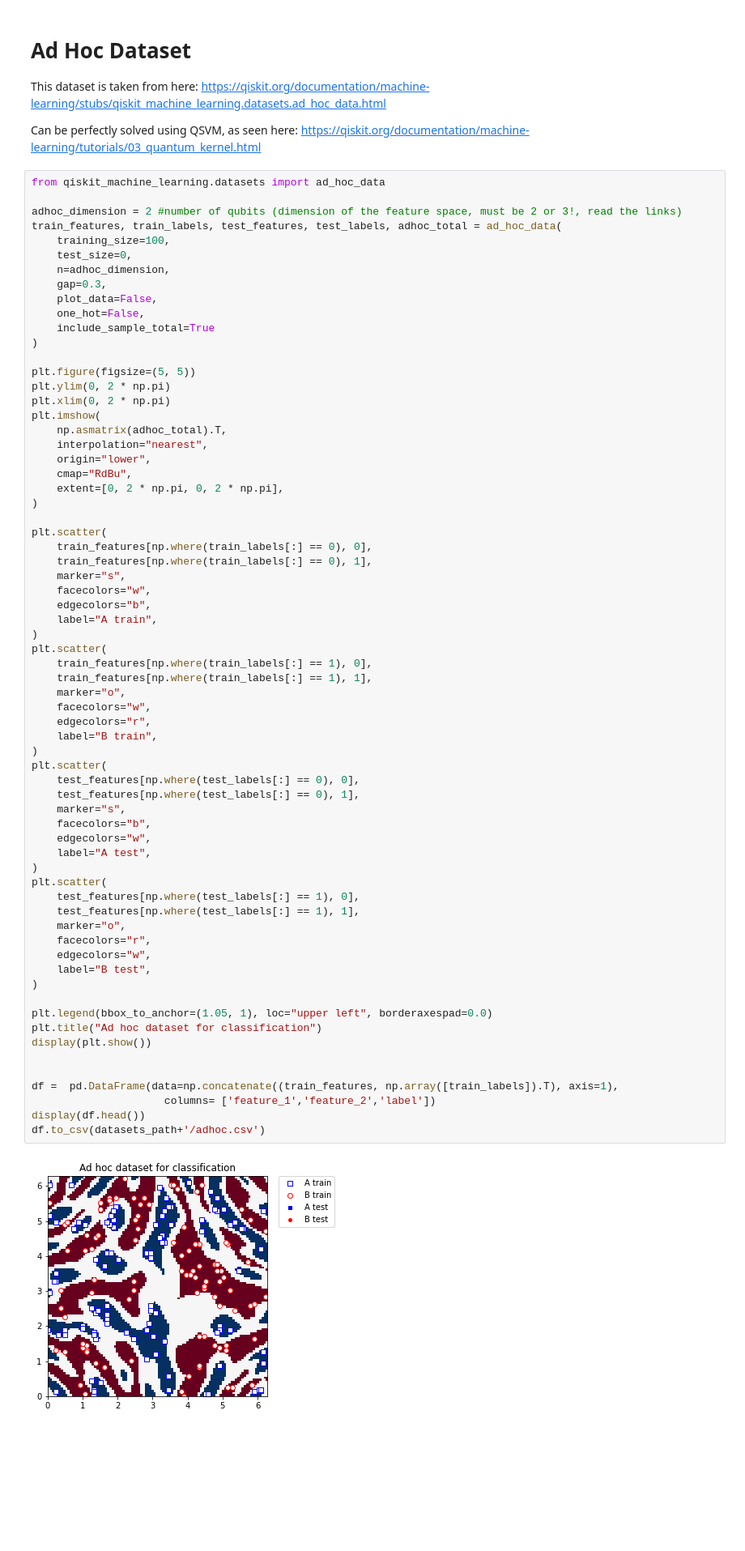
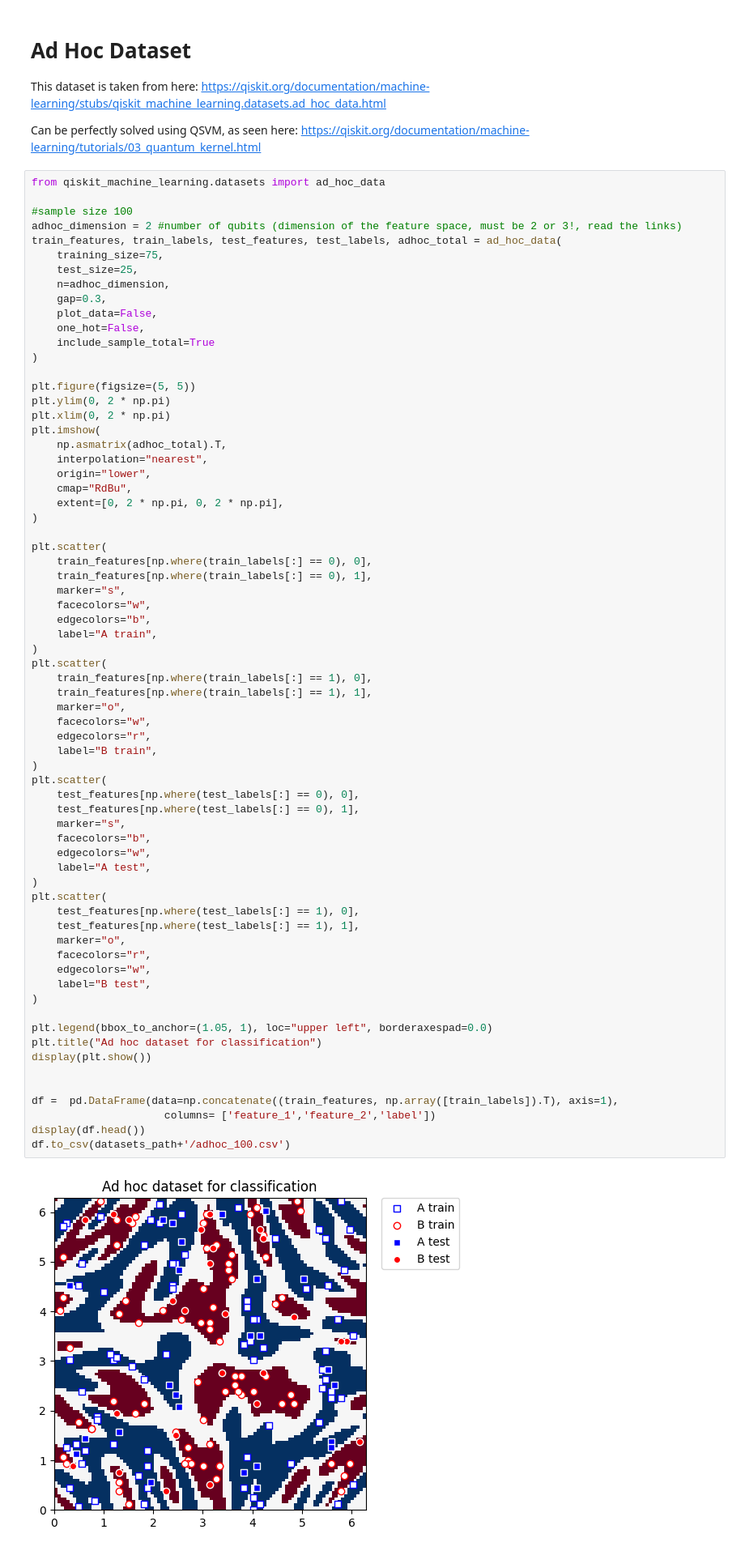
Before and after one commit to CoffeAddiict/QI_Project, a Jupyter notebook: datasets.ipynb, the cells around one changed output. Shown at 81% size. Drawn from its saved outputs; the diff is of its cells as text; blank space fills up the shorter version.

Commit message:
updated datasets

```diff
--- a/datasets.ipynb
+++ b/datasets.ipynb
@@ -63,10 +63,11 @@ Can be perfectly solved using QSVM, as seen here: https://qiskit.org/documentati
 # %%
 from qiskit_machine_learning.datasets import ad_hoc_data
 
+#sample size 100
 adhoc_dimension = 2 #number of qubits (dimension of the feature space, must be 2 or 3!, read the links)
 train_features, train_labels, test_features, test_labels, adhoc_total = ad_hoc_data(
-    training_size=100,
-    test_size=0,
+    training_size=75,
+    test_size=25,
     n=adhoc_dimension,
     gap=0.3,
     plot_data=False,
@@ -100,34 +101,34 @@ plt.scatter(
     facecolors="w",
     edgecolors="r",
     label="B train",
 )
 plt.scatter(
     test_features[np.where(test_labels[:] == 0), 0],
     test_features[np.where(test_labels[:] == 0), 1],
     marker="s",
     facecolors="b",
     edgecolors="w",
     label="A test",
 )
 plt.scatter(
     test_features[np.where(test_labels[:] == 1), 0],
     test_features[np.where(test_labels[:] == 1), 1],
     marker="o",
     facecolors="r",
     edgecolors="w",
     label="B test",
 )
 
 plt.legend(bbox_to_anchor=(1.05, 1), loc="upper left", borderaxespad=0.0)
 plt.title("Ad hoc dataset for classification")
 display(plt.show())
 
 
 df =  pd.DataFrame(data=np.concatenate((train_features, np.array([train_labels]).T), axis=1),
                      columns= ['feature_1','feature_2','label'])
 display(df.head())
-df.to_csv(datasets_path+'/adhoc.csv')
+df.to_csv(datasets_path+'/adhoc_100.csv')
 # %% [output]
-[figure, old version]
+[figure, new version]
 None
 |  | feature_1 | feature_2 | label |
```
Also changed, not shown: parts of 6 cells of this notebook, 3 other files.
